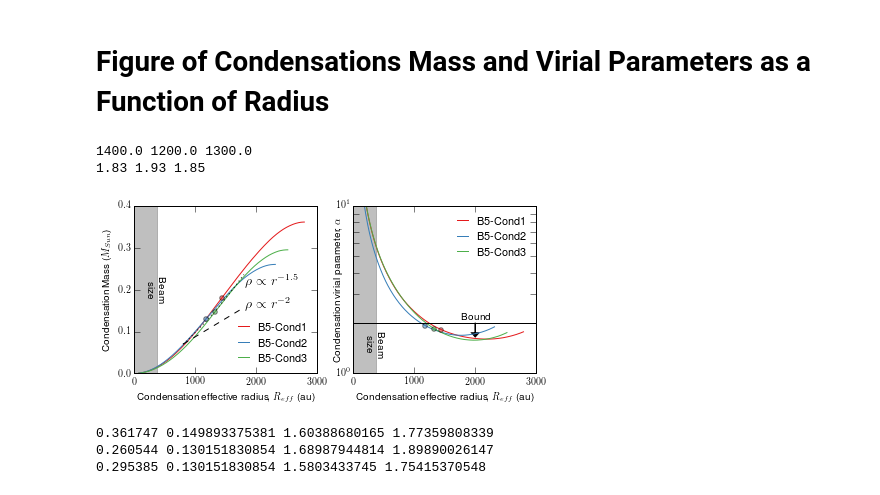
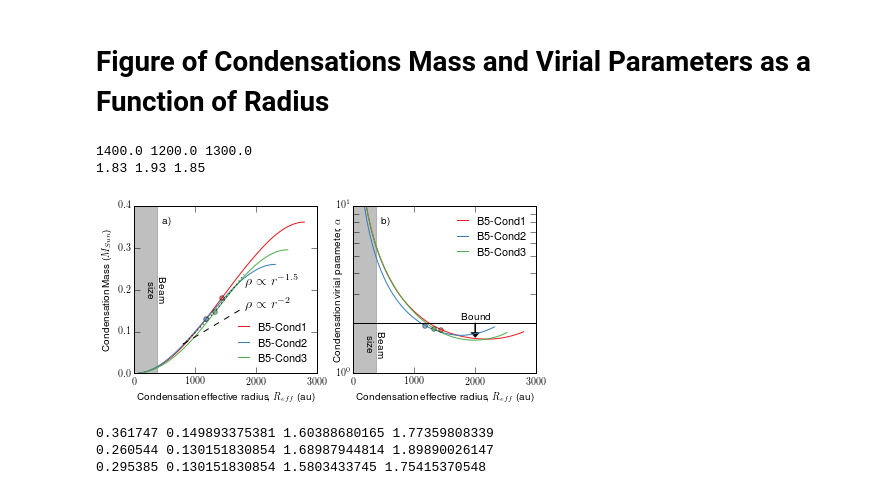
Before and after one commit to e-koch/B5_wide_multiple, a Jupyter notebook: B5_multiple_notebook_v0.9.ipynb, the cells around one changed output. Cells and saved outputs as stored; diff of their text form; code cells hidden in the pictures.

```diff
--- a/B5_multiple_notebook_v0.9.ipynb
+++ b/B5_multiple_notebook_v0.9.ipynb
@@ -427,34 +427,39 @@ ax[1].axvspan(0, 3*conv_ang, color='gray', alpha=0.5, zorder=1)
 ax[1].text( 3*conv_ang,     1.5, 'Beam', rotation=270., verticalalignment='center')
 ax[1].text( 3*conv_ang*0.5, 1.5, 'size', rotation=270., verticalalignment='center')
 ax[1].set_yscale("log")
 
 plt.setp( ax[0], xlabel="Condensation effective radius, $R_{eff}$ (au)")
 plt.setp( ax[0], ylabel="Condensation Mass ($M_{Sun}$)")
 plt.setp( ax[1], xlabel="Condensation effective radius, $R_{eff}$ (au)")
 ax[1].set_ylabel("Condensation virial parameter, $\\alpha$", labelpad=-6)
 
 ax[0].locator_params(axis = 'both', nbins = 4)
 ax[1].locator_params(axis = 'x', nbins = 4)
 
 ax[0].tick_params(which='major', length=6)
 ax[1].tick_params(which='minor', length=6)
 ax[1].tick_params(which='major', axis='x', length=6)
 
+# Add a) and b) labels
+ax[0].text(0.15,0.90, 'a)', color='black', transform=ax[0].transAxes)
+ax[1].text(0.15,0.90, 'b)', color='black', transform=ax[1].transAxes)
+
+
 if draw_error:
     ax[0].set_ylim([0.0,0.42])
     ax[1].set_ylim([0.9,10])
 else:
     ax[0].set_xlim([0,3000])
     ax[1].set_xlim([0,3000])
     ax[0].set_ylim([0.0,0.4])
     ax[1].set_ylim([1.0,10])
 if save_figure:
     plt.savefig(figure_dir+'B5_Mass_Alpha_Radius.pdf', bbox_inches='tight')
     plt.savefig(figure_dir+'B5_Mass_Alpha_Radius.png', bbox_inches='tight', dpi=200)
 # %% [output]
 1400.0 1200.0 1300.0
 1.83 1.93 1.85
-[figure, old version]
+[figure, new version]
 # %%
 print np.max(M_C1), np.max(eM_C1), np.min(alpha_C1), alpha_C1[-1]
 print np.max(M_C2), np.max(eM_C3), np.min(alpha_C2), alpha_C2[-1]
```
Also changed, not shown: parts of 3 cells of this notebook, 8 other files.
